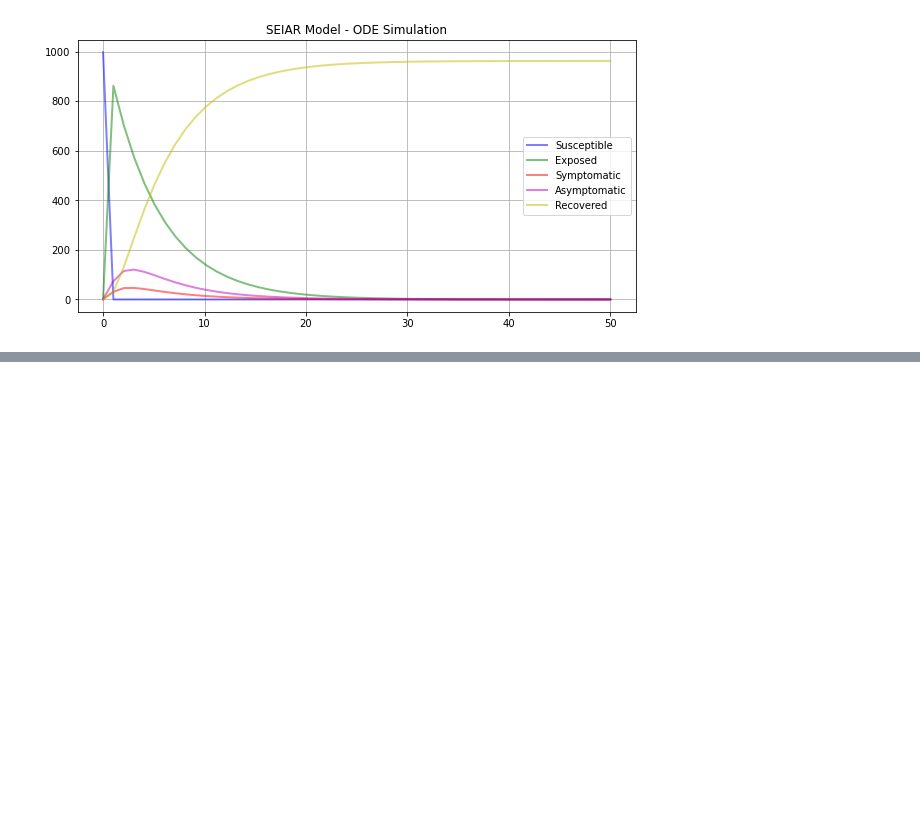
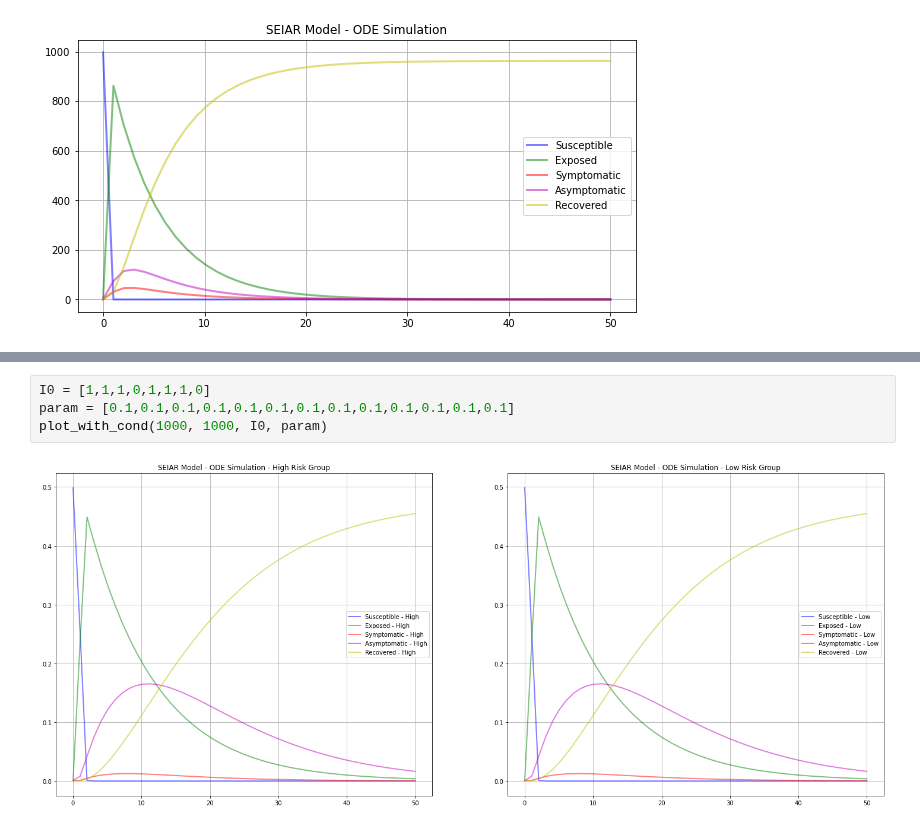
Before and after one commit to kazi0302/COVID-19-Modeling-and-Parameter-Fitting, a Jupyter notebook: ODE simulator/Simulator.ipynb, the cells around one changed output, grey strips where cells are left out. Drawn from its saved outputs; the diff is of its cells as text; blank space fills up the shorter version.

```diff
--- a/ODE simulator/Simulator.ipynb
+++ b/ODE simulator/Simulator.ipynb
@@ -156,0 +176,6 @@ plt.show()
+# %%
+I0 = [1,1,1,0,1,1,1,0]
+param = [0.1,0.1,0.1,0.1,0.1,0.1,0.1,0.1,0.1,0.1,0.1,0.1,0.1]
+plot_with_cond(1000, 1000, I0, param)
+# %% [output]
+[figure, added]
```
Also changed, not shown: parts of 7 cells of this notebook, 1 other file.
